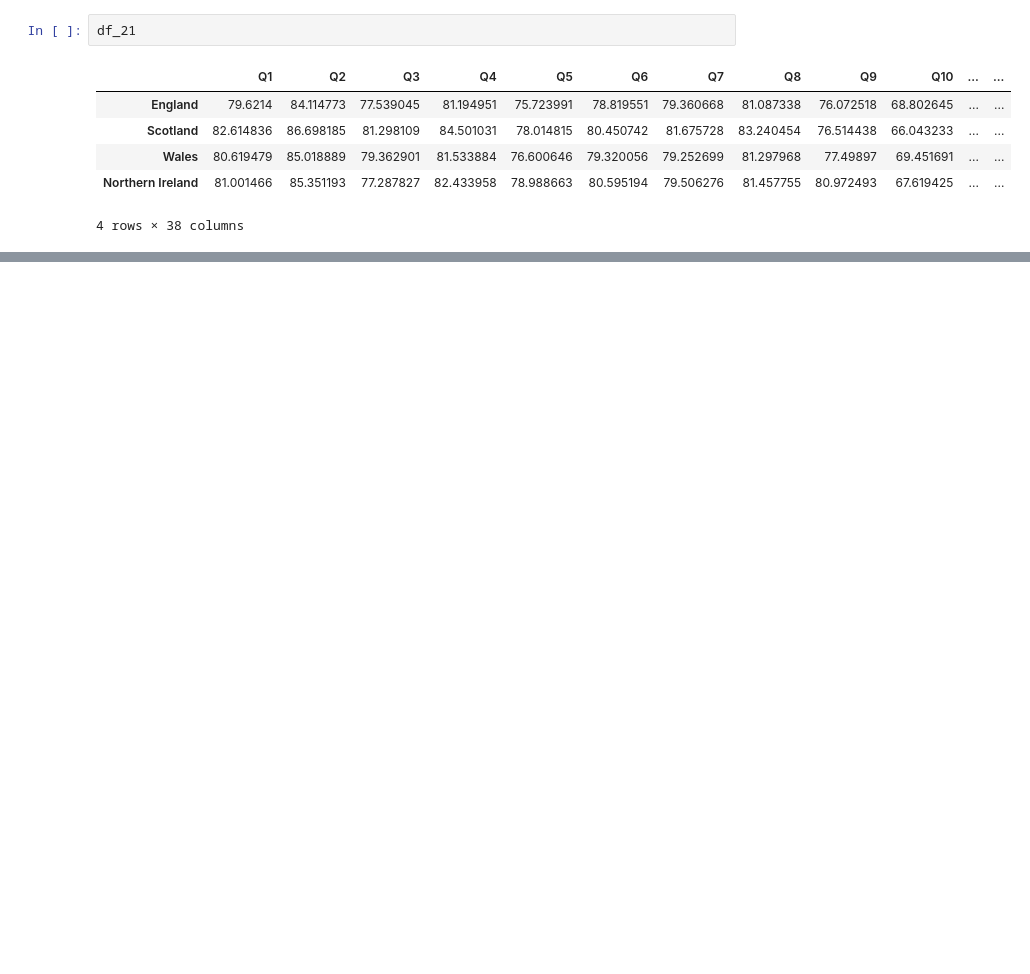
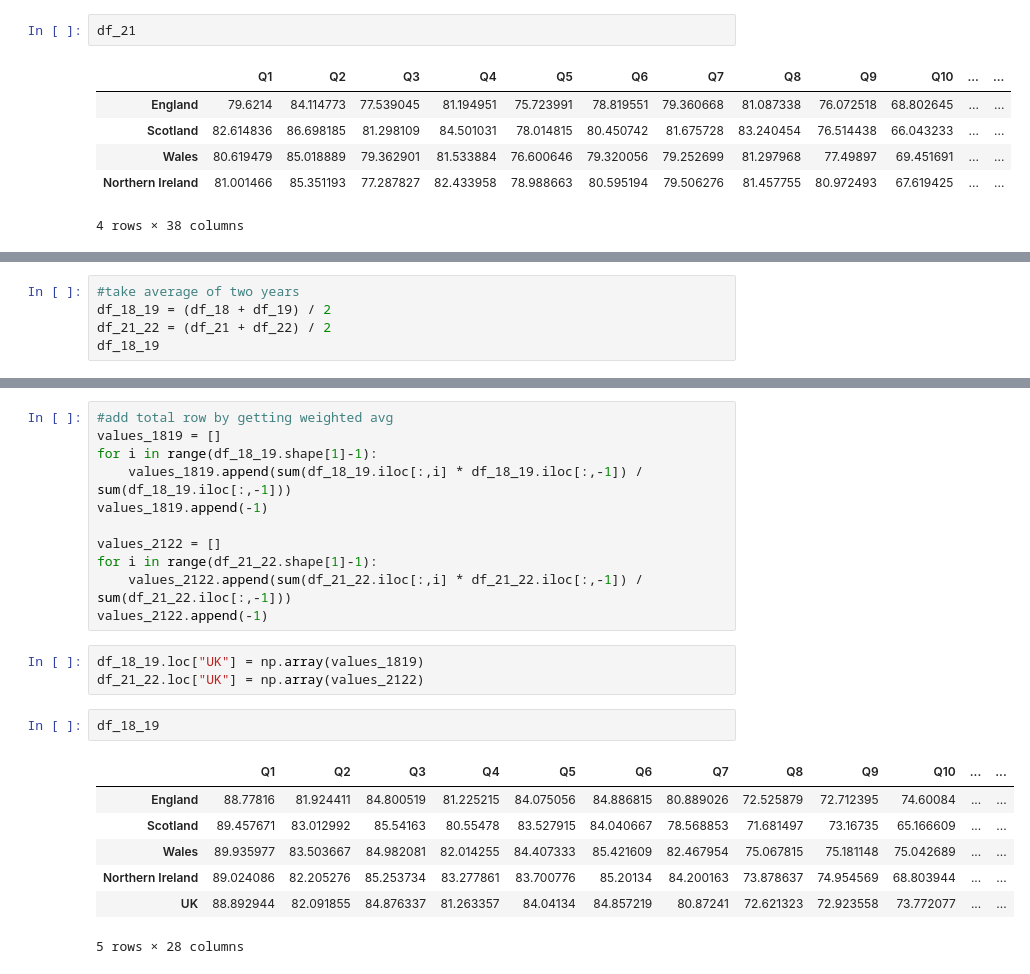
Before and after one commit to szelesaron/dissertation-code, a Jupyter notebook: cleaning-preprocess-EDA.ipynb, the cells around one changed output, grey strips where cells are left out. Drawn from its saved outputs; the diff is of its cells as text; blank space fills up the shorter version.

```diff
--- a/cleaning-preprocess-EDA.ipynb
+++ b/cleaning-preprocess-EDA.ipynb
@@ -143,0 +118,5 @@ df_22
+# %%
+#take average of two years
+df_18_19 = (df_18 + df_19) / 2
+df_21_22 = (df_21 + df_22) / 2
+df_18_19
@@ -143,0 +130,24 @@ df_22
+# %%
+#add total row by getting weighted avg
+values_1819 = []
+for i in range(df_18_19.shape[1]-1):
+    values_1819.append(sum(df_18_19.iloc[:,i] * df_18_19.iloc[:,-1]) / sum(df_18_19.iloc[:,-1]))
+values_1819.append(-1)
+
+values_2122 = []
+for i in range(df_21_22.shape[1]-1):
+    values_2122.append(sum(df_21_22.iloc[:,i] * df_21_22.iloc[:,-1]) / sum(df_21_22.iloc[:,-1]))
+values_2122.append(-1)
+# %%
+df_18_19.loc["UK"] = np.array(values_1819)
+df_21_22.loc["UK"] = np.array(values_2122)
+# %%
+df_18_19
+# %% [output]
+|  | Q1 | Q2 | Q3 | Q4 | Q5 | Q6 | Q7 | Q8 | Q9 | Q10 | ... | ... |
+| England | 88.77816 | 81.924411 | 84.800519 | 81.225215 | 84.075056 | 84.886815 | 80.889026 | 72.525879 | 72.712395 | 74.60084 | ... | ... |
+| Scotland | 89.457671 | 83.012992 | 85.54163 | 80.55478 | 83.527915 | 84.040667 | 78.568853 | 71.681497 | 73.16735 | 65.166609 | ... | ... |
+| Wales | 89.935977 | 83.503667 | 84.982081 | 82.014255 | 84.407333 | 85.421609 | 82.467954 | 75.067815 | 75.181148 | 75.042689 | ... | ... |
+| Northern Ireland | 89.024086 | 82.205276 | 85.253734 | 83.277861 | 83.700776 | 85.20134 | 84.200163 | 73.878637 | 74.954569 | 68.803944 | ... | ... |
+| UK | 88.892944 | 82.091855 | 84.876337 | 81.263357 | 84.04134 | 84.857219 | 80.87241 | 72.621323 | 72.923558 | 73.772077 | ... | ... |
+5 rows × 28 columns
```
Also changed, not shown: parts of 7 cells of this notebook.
